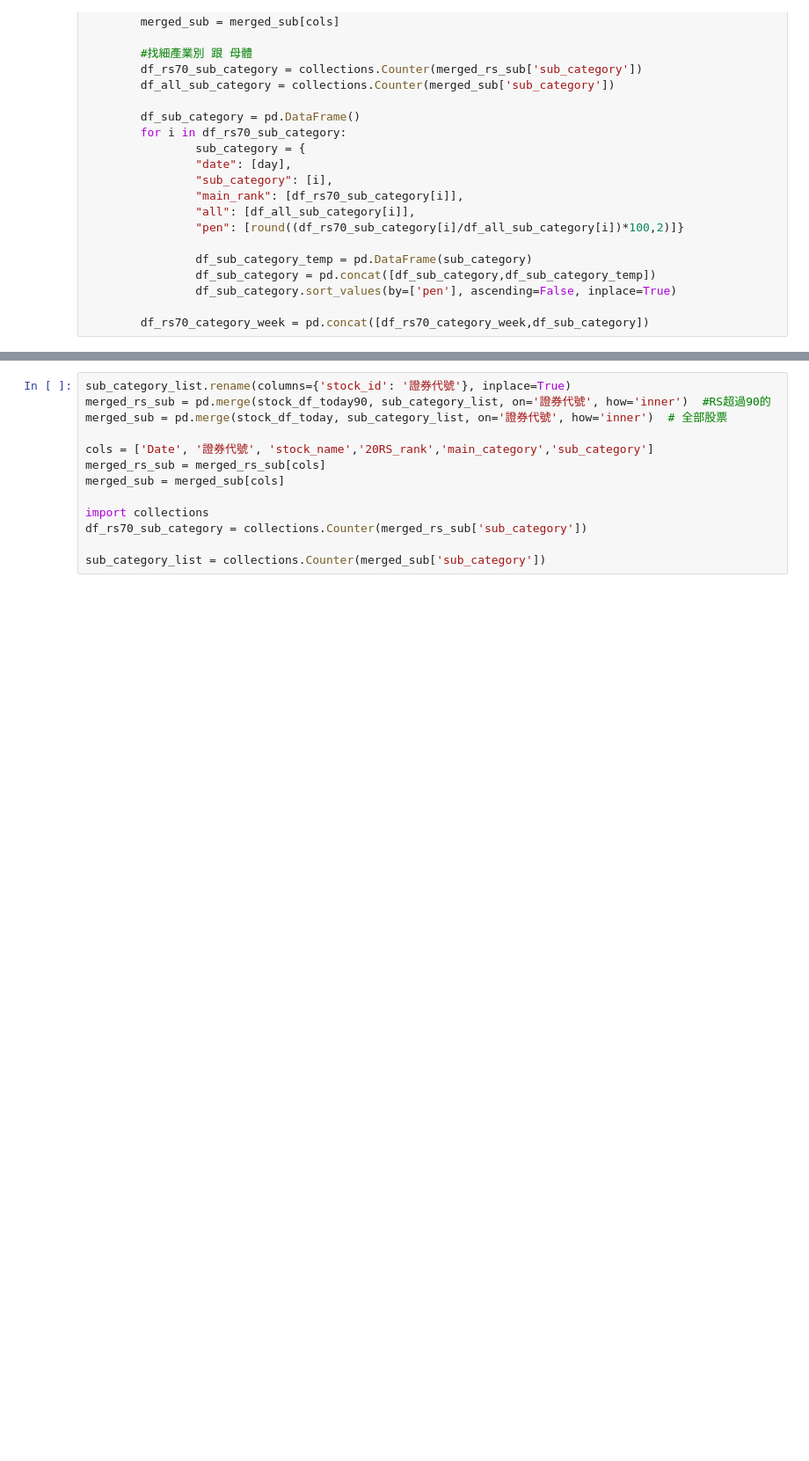
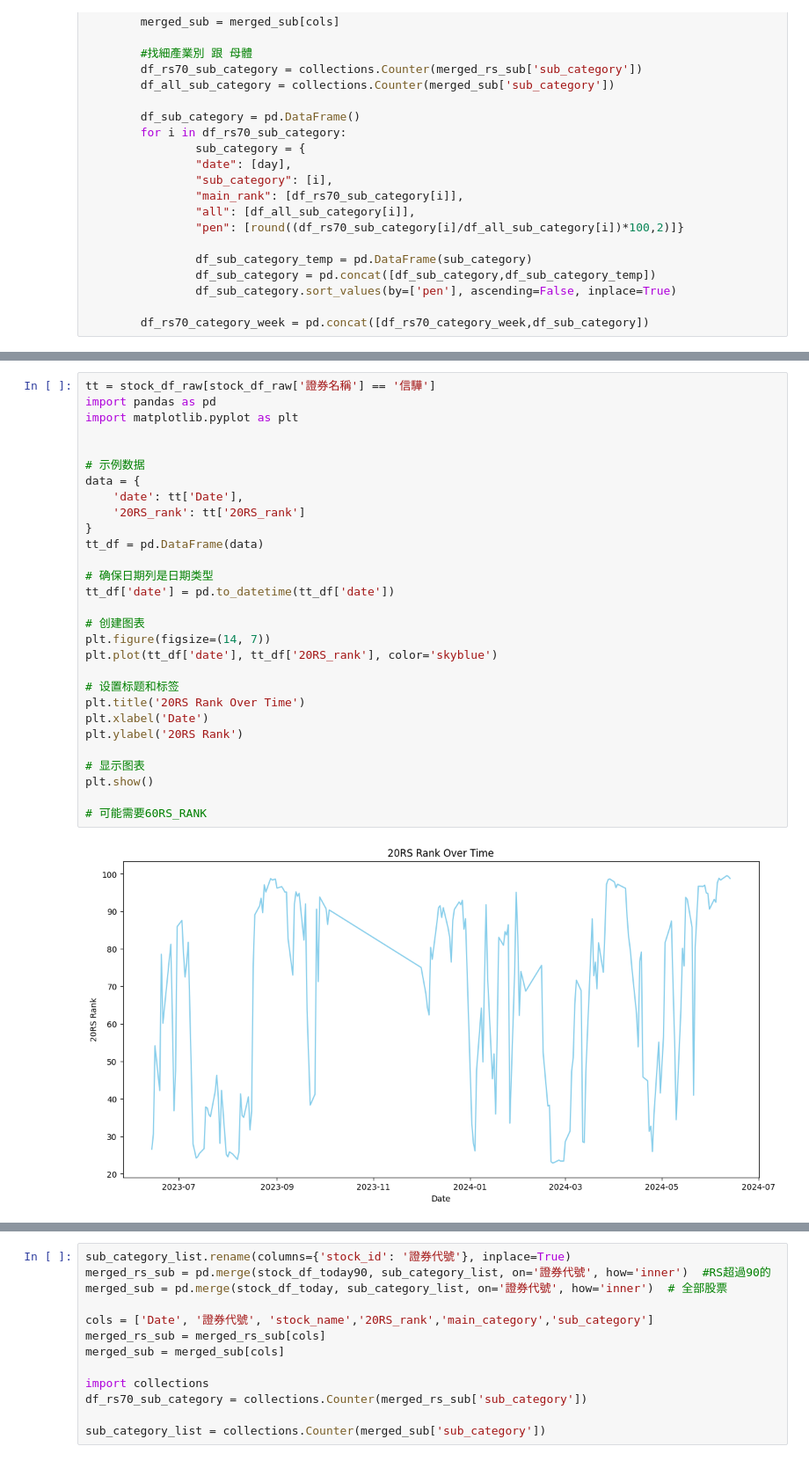
Before and after one commit to mulderfang/stock, a Jupyter notebook: 資料寫入mysql.ipynb, the cells around one changed output, grey strips where cells are left out. Shown: that part at 88% size. Drawn from its saved outputs; the diff is of its cells as text; blank space fills up the shorter version.

```diff
--- a/資料寫入mysql.ipynb
+++ b/資料寫入mysql.ipynb
@@ -367,3 +484,34 @@ compare_df
+# %%
+tt = stock_df_raw[stock_df_raw['證券名稱'] == '信驊']
+import pandas as pd
+import matplotlib.pyplot as plt
+
+
+# 示例数据
+data = {
+    'date': tt['Date'],
+    '20RS_rank': tt['20RS_rank']
+}
+tt_df = pd.DataFrame(data)
+
+# 确保日期列是日期类型
+tt_df['date'] = pd.to_datetime(tt_df['date'])
+
+# 创建图表
+plt.figure(figsize=(14, 7))
+plt.plot(tt_df['date'], tt_df['20RS_rank'], color='skyblue')
+
+# 设置标题和标签
+plt.title('20RS Rank Over Time')
+plt.xlabel('Date')
+plt.ylabel('20RS Rank')
+
+# 显示图表
+plt.show()
+
+# 可能需要60RS_RANK
+# %% [output]
+[figure, added]
 # %%
 # 用stock_df_raw for迴圈觀察大於1天
 import collections
```
Also changed, not shown: parts of 17 cells of this notebook.
